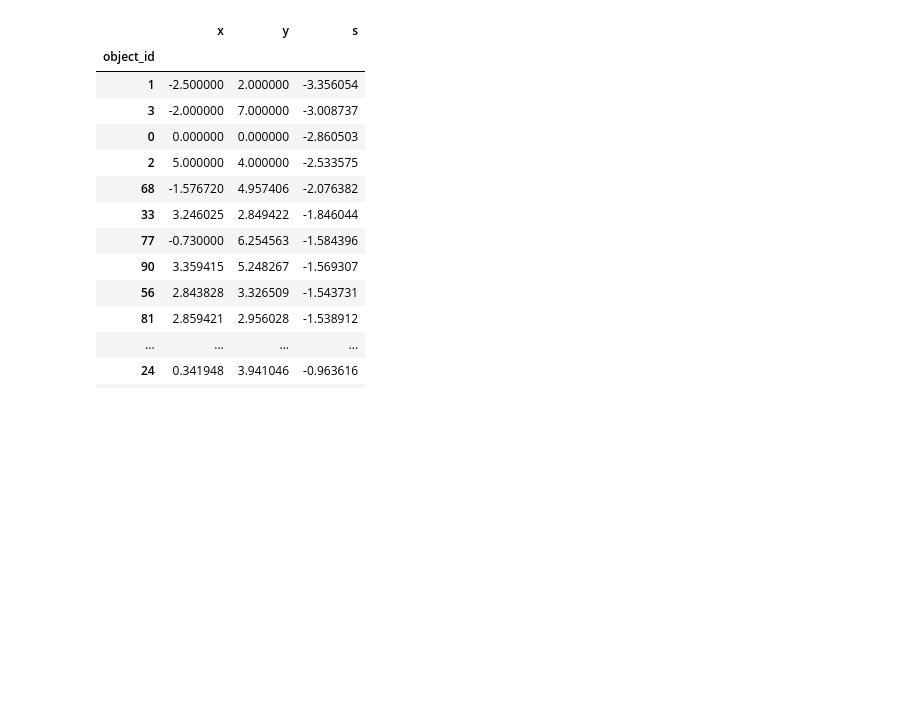
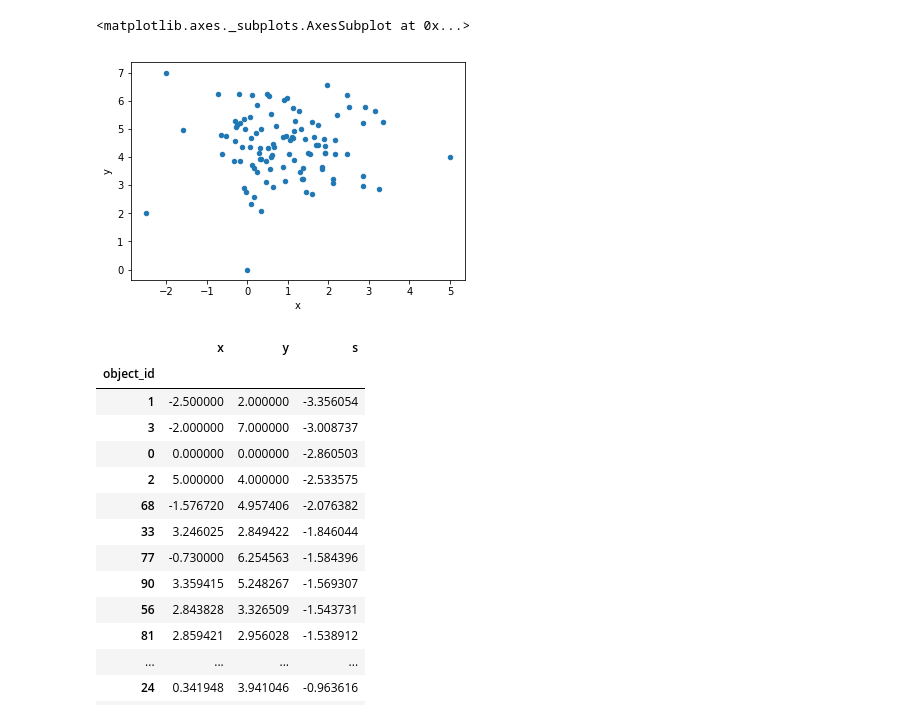
Before and after one commit to OnizukaLab/exdatamining, a Jupyter notebook: src/main/python/lof_sample.ipynb, the cells around one changed output. Cells and saved outputs as stored; diff of their text form; code cells hidden in the pictures; blank space fills up the shorter version.

```diff
--- a/src/main/python/lof_sample.ipynb
+++ b/src/main/python/lof_sample.ipynb
@@ -16,3 +28,8 @@ df = pd.read_csv("../../../../data/test/sample_lof.csv", index_col=0)
+# %%
+df.plot.scatter("x", 'y')
+# %% [output]
+<matplotlib.axes._subplots.AxesSubplot at 0x...>
+[figure, added]
 # %%
 # fit the model
 clf = LocalOutlierFactor(n_neighbors=10)
```
Also changed, not shown: parts of 1 cell of this notebook, 1 other file.
